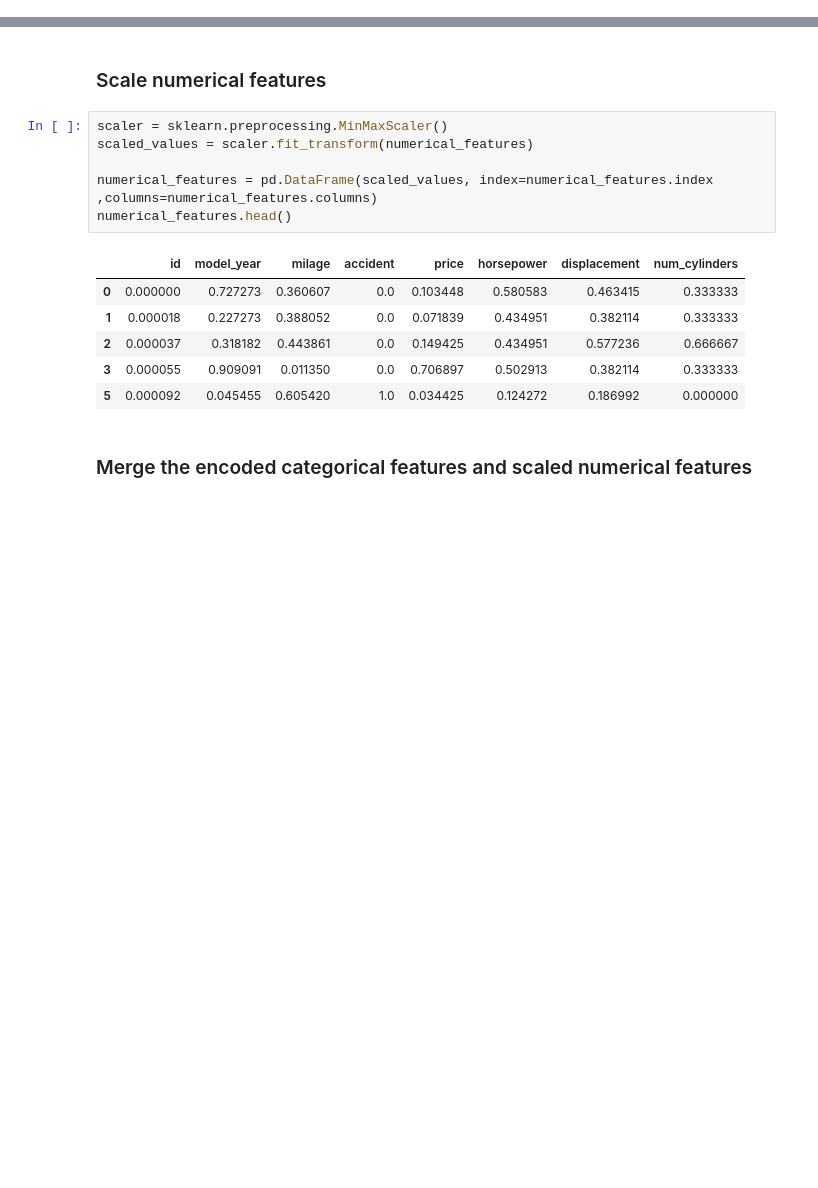
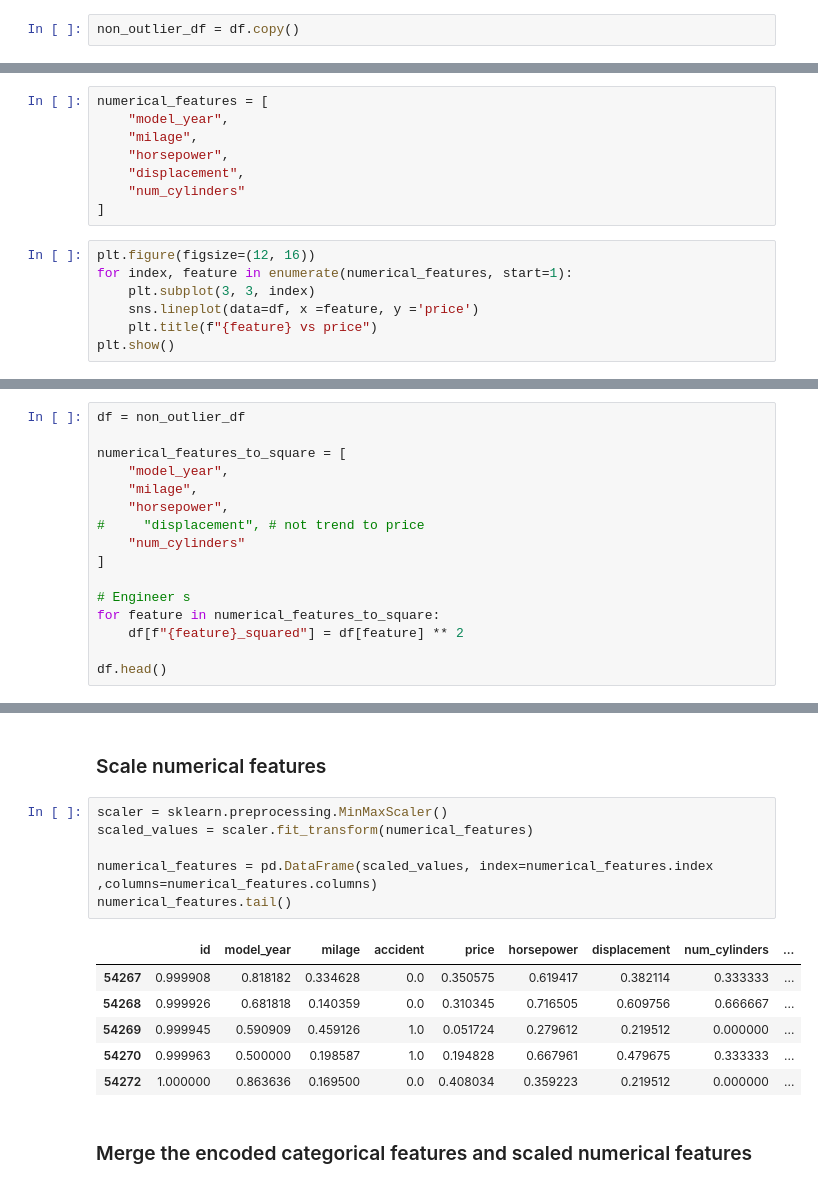
Before and after one commit to SiegfredLorelle/kagglex-car-price-prediction, a Jupyter notebook: kagglex-car-price.ipynb, the cells around one changed output, grey strips where cells are left out. Saved outputs shown, nothing was run; the diff lists cells and outputs as text; blank space fills up the shorter version.

```diff
--- a/kagglex-car-price.ipynb
+++ b/kagglex-car-price.ipynb
@@ -1176,3 +1176,5 @@ total data: 54,273
 total outliers: 5,969
 data without outliers: 48,304
 percentage of outliers: 11.00%
+# %%
+non_outlier_df = df.copy()
@@ -1178,0 +1183,15 @@ percentage of outliers: 11.00%
+# %%
+numerical_features = [
+    "model_year",
+    "milage",
+    "horsepower",
+    "displacement",
+    "num_cylinders"
+]
+# %%
+plt.figure(figsize=(12, 16))
+for index, feature in enumerate(numerical_features, start=1):
+    plt.subplot(3, 3, index)
+    sns.lineplot(data=df, x =feature, y ='price')
+    plt.title(f"{feature} vs price")
+plt.show()
@@ -1178,0 +1200,16 @@ percentage of outliers: 11.00%
+# %%
+df = non_outlier_df
+
+numerical_features_to_square = [
+    "model_year",
+    "milage",
+    "horsepower",
+#     "displacement", # not trend to price
+    "num_cylinders"
+]
+
+# Engineer s
+for feature in numerical_features_to_square:
+    df[f"{feature}_squared"] = df[feature] ** 2
+
+df.head()
@@ -1198,16 +1265,16 @@ Index(['id', 'brand', 'model', 'model_year', 'milage', 'fuel_type',
 # %%
 scaler = sklearn.preprocessing.MinMaxScaler()
 scaled_values = scaler.fit_transform(numerical_features)
 
 numerical_features = pd.DataFrame(scaled_values, index=numerical_features.index ,columns=numerical_features.columns)
-numerical_features.head()
+numerical_features.tail()
 # %% [output]
-|  | id | model_year | milage | accident | price | horsepower | displacement | num_cylinders |
-| 0 | 0.000000 | 0.727273 | 0.360607 | 0.0 | 0.103448 | 0.580583 | 0.463415 | 0.333333 |
-| 1 | 0.000018 | 0.227273 | 0.388052 | 0.0 | 0.071839 | 0.434951 | 0.382114 | 0.333333 |
-| 2 | 0.000037 | 0.318182 | 0.443861 | 0.0 | 0.149425 | 0.434951 | 0.577236 | 0.666667 |
-| 3 | 0.000055 | 0.909091 | 0.011350 | 0.0 | 0.706897 | 0.502913 | 0.382114 | 0.333333 |
-| 5 | 0.000092 | 0.045455 | 0.605420 | 1.0 | 0.034425 | 0.124272 | 0.186992 | 0.000000 |
+|  | id | model_year | milage | accident | price | horsepower | displacement | num_cylinders | ... |
+| 54267 | 0.999908 | 0.818182 | 0.334628 | 0.0 | 0.350575 | 0.619417 | 0.382114 | 0.333333 | ... |
+| 54268 | 0.999926 | 0.681818 | 0.140359 | 0.0 | 0.310345 | 0.716505 | 0.609756 | 0.666667 | ... |
+| 54269 | 0.999945 | 0.590909 | 0.459126 | 1.0 | 0.051724 | 0.279612 | 0.219512 | 0.000000 | ... |
+| 54270 | 0.999963 | 0.500000 | 0.198587 | 1.0 | 0.194828 | 0.667961 | 0.479675 | 0.333333 | ... |
+| 54272 | 1.000000 | 0.863636 | 0.169500 | 0.0 | 0.408034 | 0.359223 | 0.219512 | 0.000000 | ... |
 # %% [markdown]
 ### Merge the encoded categorical features and scaled numerical features
 # %%
```
Also changed, not shown: parts of 17 cells of this notebook.
